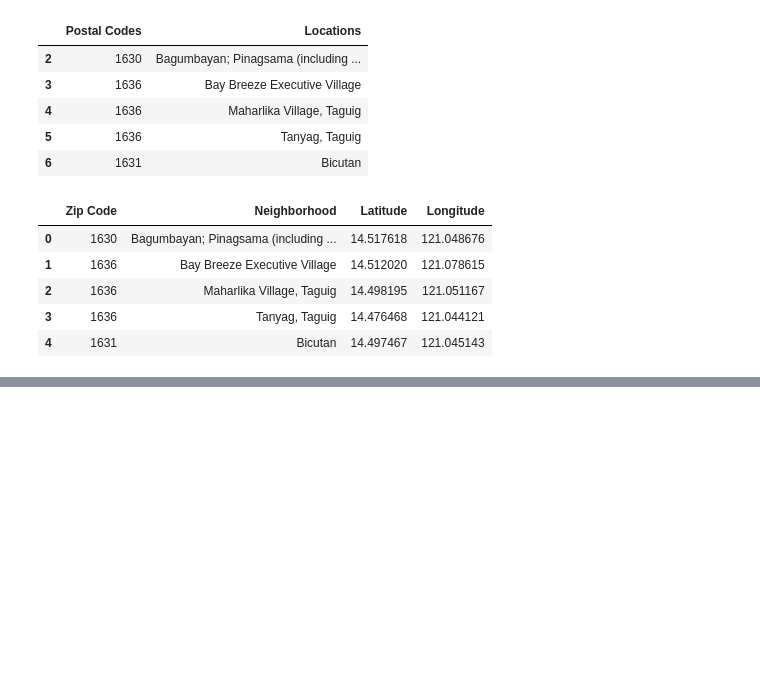
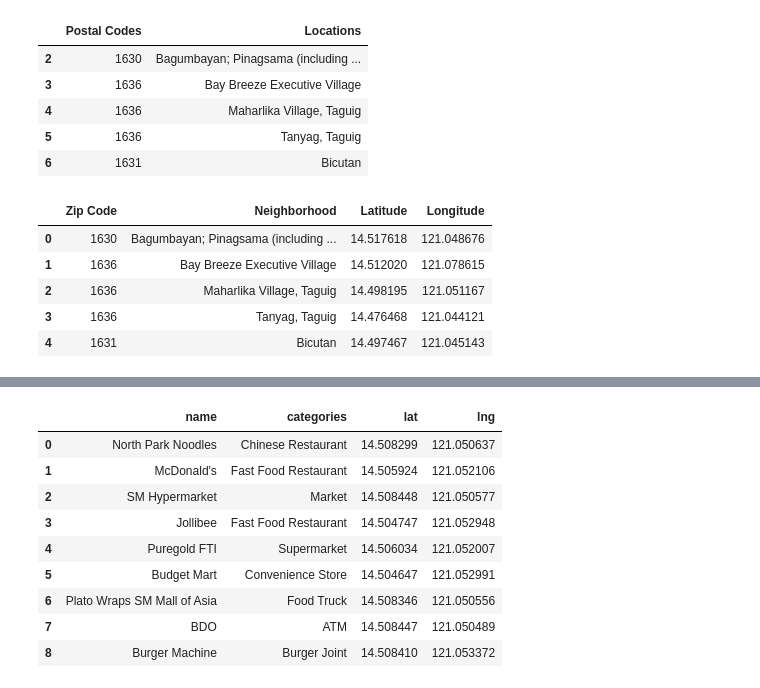
Before and after one commit to alfredo3robles/Coursera_Capstone, a Jupyter notebook: Building Taguig Dataset.ipynb, the cells around one changed output, grey strips where cells are left out. Saved outputs shown, nothing was run; the diff lists cells and outputs as text; code cells hidden in the pictures; blank space fills up the shorter version.

```diff
--- a/Building Taguig Dataset.ipynb
+++ b/Building Taguig Dataset.ipynb
@@ -125,3 +124,16 @@ def getNearbyVenues(names, latitudes, longitudes, radius=500):
                   'Venue Category']
 
     return(nearby_venues)
+# %%
+nearby_venues
+# %% [output]
+|  | name | categories | lat | lng |
+| 0 | North Park Noodles | Chinese Restaurant | 14.508299 | 121.050637 |
+| 1 | McDonald's | Fast Food Restaurant | 14.505924 | 121.052106 |
+| 2 | SM Hypermarket | Market | 14.508448 | 121.050577 |
+| 3 | Jollibee | Fast Food Restaurant | 14.504747 | 121.052948 |
+| 4 | Puregold FTI | Supermarket | 14.506034 | 121.052007 |
+| 5 | Budget Mart | Convenience Store | 14.504647 | 121.052991 |
+| 6 | Plato Wraps SM Mall of Asia | Food Truck | 14.508346 | 121.050556 |
+| 7 | BDO | ATM | 14.508447 | 121.050489 |
+| 8 | Burger Machine | Burger Joint | 14.508410 | 121.053372 |
```
Also changed, not shown: parts of 12 cells of this notebook.
